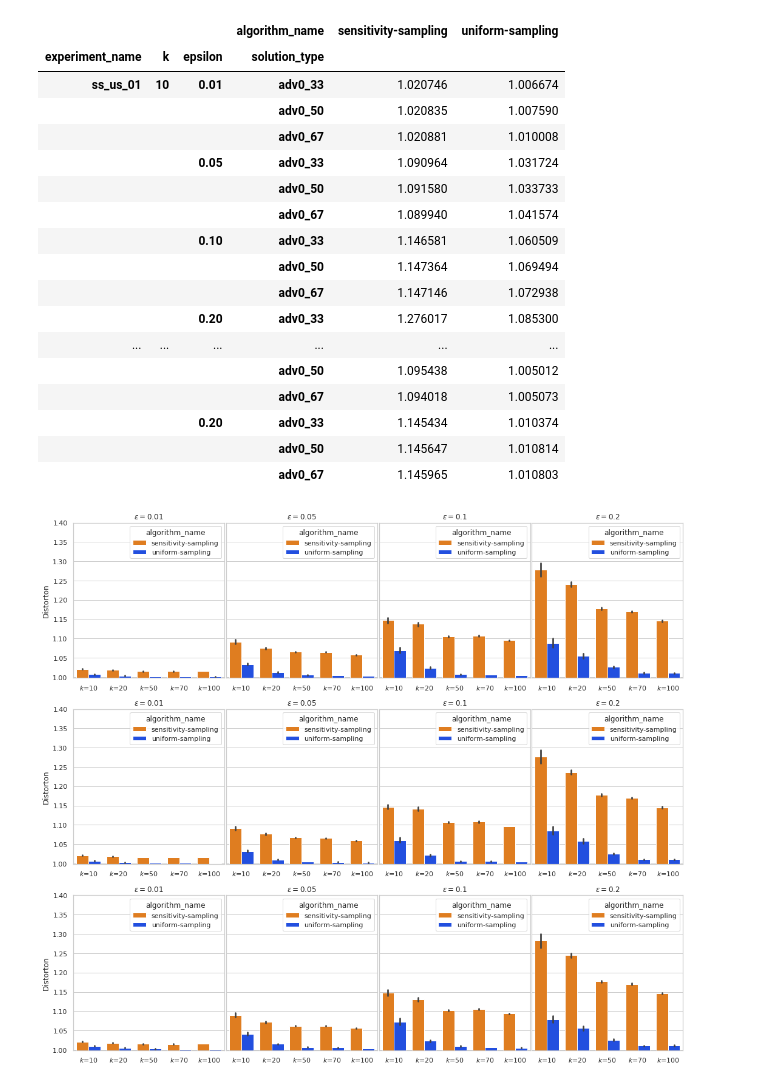
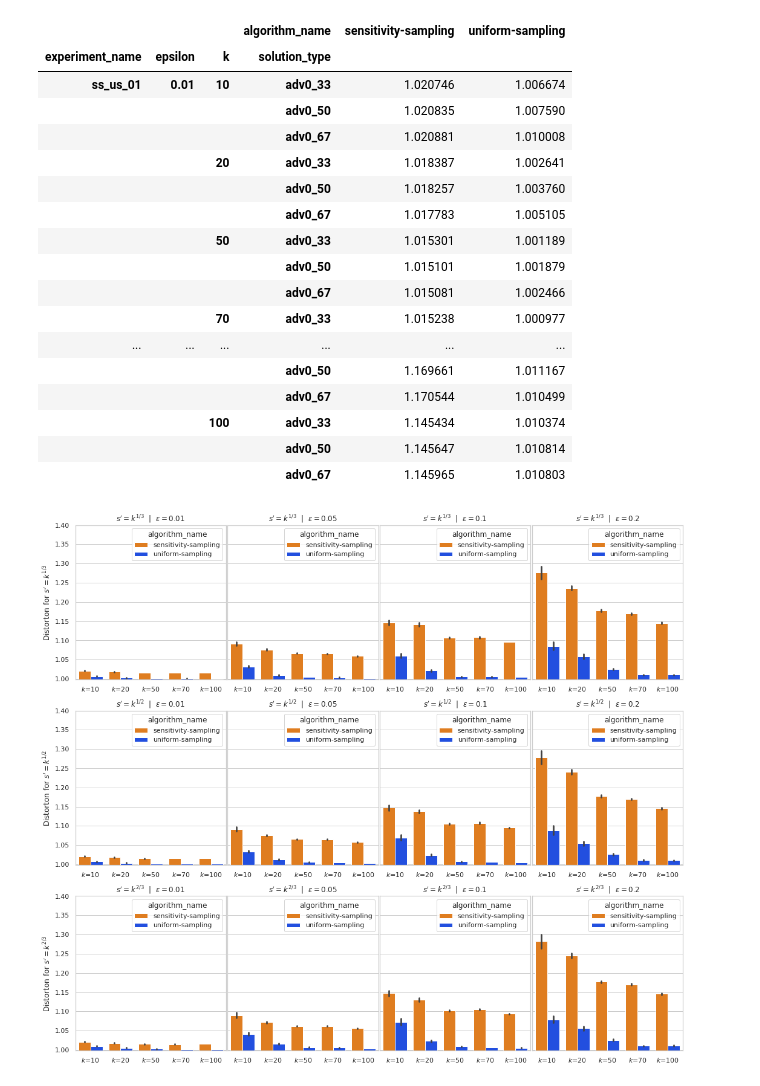
Before and after one commit to sheikhomar/yace, a Jupyter notebook: notebooks/06-results-adv-instance.ipynb, the cells around one changed output. Cells and saved outputs as stored; diff of their text form; code cells hidden in the pictures.

Commit message:
Show s_prime in the plots.

```diff
--- a/notebooks/06-results-adv-instance.ipynb
+++ b/notebooks/06-results-adv-instance.ipynb
@@ -86,27 +86,27 @@ df_grouped
 # %%
 pd.pivot(
     data=df_grouped,
-    index=["experiment_name", "k", "epsilon", "solution_type"],
+    index=["experiment_name", "epsilon", "k", "solution_type"],
     columns=["algorithm_name"],
     values="distortion_mean"
 )
 # %% [output]
 |  |  |  | algorithm_name | sensitivity-sampling | uniform-sampling |
-| experiment_name | k | epsilon | solution_type |  |  |
-| ss_us_01 | 10 | 0.01 | adv0_33 | 1.020746 | 1.006674 |
+| experiment_name | epsilon | k | solution_type |  |  |
+| ss_us_01 | 0.01 | 10 | adv0_33 | 1.020746 | 1.006674 |
 |  |  |  | adv0_50 | 1.020835 | 1.007590 |
 |  |  |  | adv0_67 | 1.020881 | 1.010008 |
-|  |  | 0.05 | adv0_33 | 1.090964 | 1.031724 |
-|  |  |  | adv0_50 | 1.091580 | 1.033733 |
-|  |  |  | adv0_67 | 1.089940 | 1.041574 |
-|  |  | 0.10 | adv0_33 | 1.146581 | 1.060509 |
-|  |  |  | adv0_50 | 1.147364 | 1.069494 |
-|  |  |  | adv0_67 | 1.147146 | 1.072938 |
-|  |  | 0.20 | adv0_33 | 1.276017 | 1.085300 |
+|  |  | 20 | adv0_33 | 1.018387 | 1.002641 |
+|  |  |  | adv0_50 | 1.018257 | 1.003760 |
+|  |  |  | adv0_67 | 1.017783 | 1.005105 |
+|  |  | 50 | adv0_33 | 1.015301 | 1.001189 |
+|  |  |  | adv0_50 | 1.015101 | 1.001879 |
+|  |  |  | adv0_67 | 1.015081 | 1.002466 |
+|  |  | 70 | adv0_33 | 1.015238 | 1.000977 |
 | ... | ... | ... | ... | ... | ... |
-|  |  |  | adv0_50 | 1.095438 | 1.005012 |
-|  |  |  | adv0_67 | 1.094018 | 1.005073 |
-|  |  | 0.20 | adv0_33 | 1.145434 | 1.010374 |
+|  |  |  | adv0_50 | 1.169661 | 1.011167 |
+|  |  |  | adv0_67 | 1.170544 | 1.010499 |
+|  |  | 100 | adv0_33 | 1.145434 | 1.010374 |
 |  |  |  | adv0_50 | 1.145647 | 1.010814 |
 |  |  |  | adv0_67 | 1.145965 | 1.010803 |
 # %%
@@ -117,29 +117,31 @@ algorithm_colors = {algo: colors[i] for i, algo in enumerate(algorithms)}
 df_raw_results["k_formatted"] = "$k$=" + df_raw_results["k"].astype(str)
 df_grouped["k_formatted"] = "$k$=" + df_grouped["k"].astype(str)
 # %%
-solution_types = df_raw_results["solution_type"].unique()
+solution_types = np.sort(df_raw_results["solution_type"].unique())
 epsilons = np.sort(df_raw_results["epsilon"].unique())
 n_rows = len(solution_types)
 n_cols = len(epsilons)
 fig, axes = plt.subplots(nrows=n_rows, ncols=n_cols, sharey=True, figsize=(18, 16))
 
 for i, solution_type in enumerate(solution_types):
     for j, epsilon in enumerate(epsilons):
         ax = axes[i,j] # axes[i,j]
         f1 = df_raw_results["solution_type"] == solution_type
         f2 = df_raw_results["epsilon"] == epsilon
         df_filtered = df_raw_results[f1&f2].copy()
         df_filtered.sort_values(by=["k", "algorithm_name"], inplace=True)
         sns.barplot(data=df_filtered, x="k_formatted", y="distortion", hue="algorithm_name", ax=ax, palette=algorithm_colors)
         ax.set_ylim(bottom=0.998, top=1.4)
-        ax.set_title(f"$\\epsilon={epsilon}$")
-        ax.set_ylabel(f"Distorton")
+        ratio = {"adv0_50": "1/2", "adv0_33": "1/3", "adv0_67": "2/3"}[solution_type]
+        s_prime = f"$s'=k^{{{ratio}}}$"
+        ax.set_title(f"{s_prime}  |  $\\epsilon={epsilon}$")
+        ax.set_ylabel(f"Distorton for {s_prime}")
         ax.set_xlabel("")
         if j > 0:
             ax.set_ylabel("")
         if i == 0:
             ax.set_xlabel("")
 fig.subplots_adjust(wspace=0.01)
-#fig.savefig("distortions-real-world-v1.pdf", )
+#fig.savefig("distortions-adv-instance-v1.pdf", )
 # %% [output]
-[figure, old version]
+[figure, new version]
```
Also changed, not shown: parts of 1 cell of this notebook.
